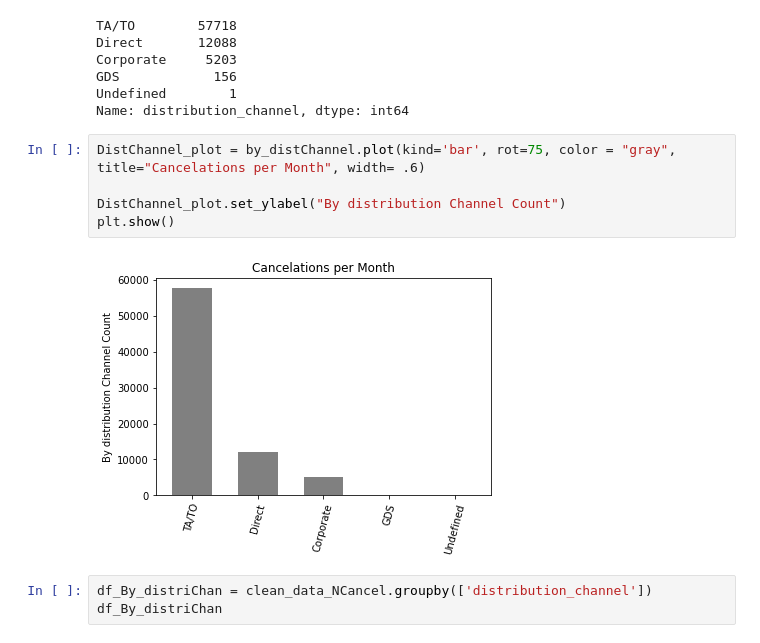
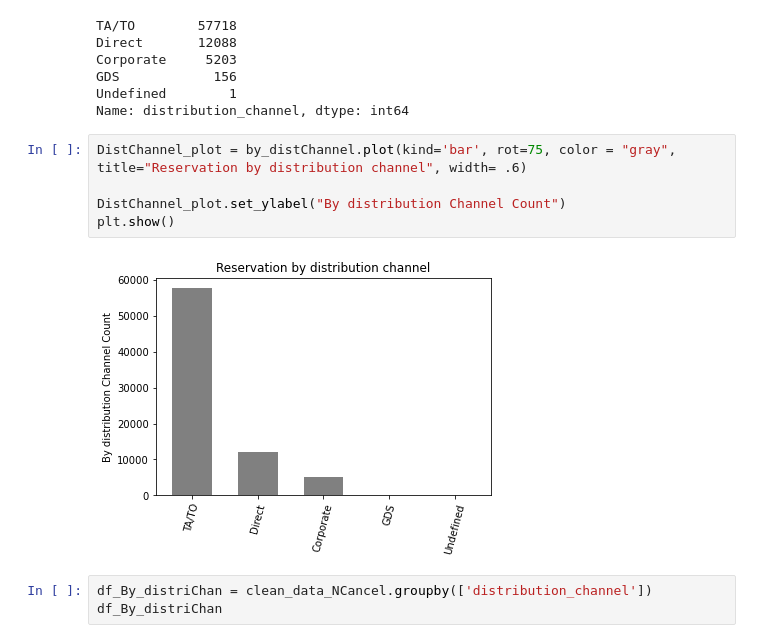
Before and after one commit to carlosmendozaj/Project_Booking_Demand, a Jupyter notebook: Daniel_Notebook.ipynb, the cells around one changed output. Saved outputs shown, nothing was run; the diff lists cells and outputs as text.

```diff
--- a/Daniel_Notebook.ipynb
+++ b/Daniel_Notebook.ipynb
@@ -92,12 +72,12 @@ GDS            156
 Undefined        1
 Name: distribution_channel, dtype: int64
 # %%
-DistChannel_plot = by_distChannel.plot(kind='bar', rot=75, color = "gray", title="Cancelations per Month", width= .6)
+DistChannel_plot = by_distChannel.plot(kind='bar', rot=75, color = "gray", title="Reservation by distribution channel", width= .6)
 
 DistChannel_plot.set_ylabel("By distribution Channel Count")
 plt.show()
 # %% [output]
-[figure, old version]
+[figure, new version]
 # %%
 df_By_distriChan = clean_data_NCancel.groupby(['distribution_channel'])
 df_By_distriChan
```
Also changed, not shown: parts of 7 cells of this notebook.
